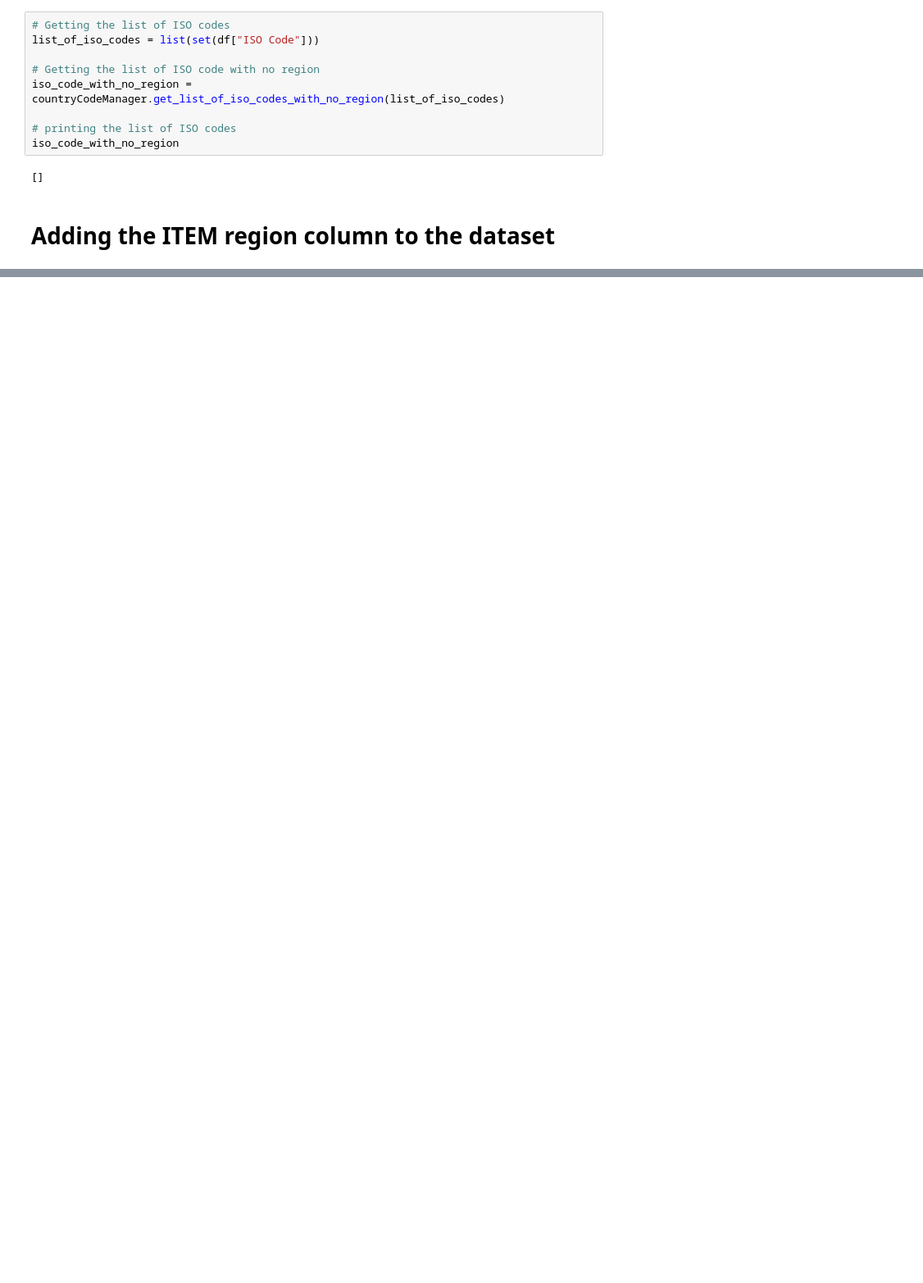
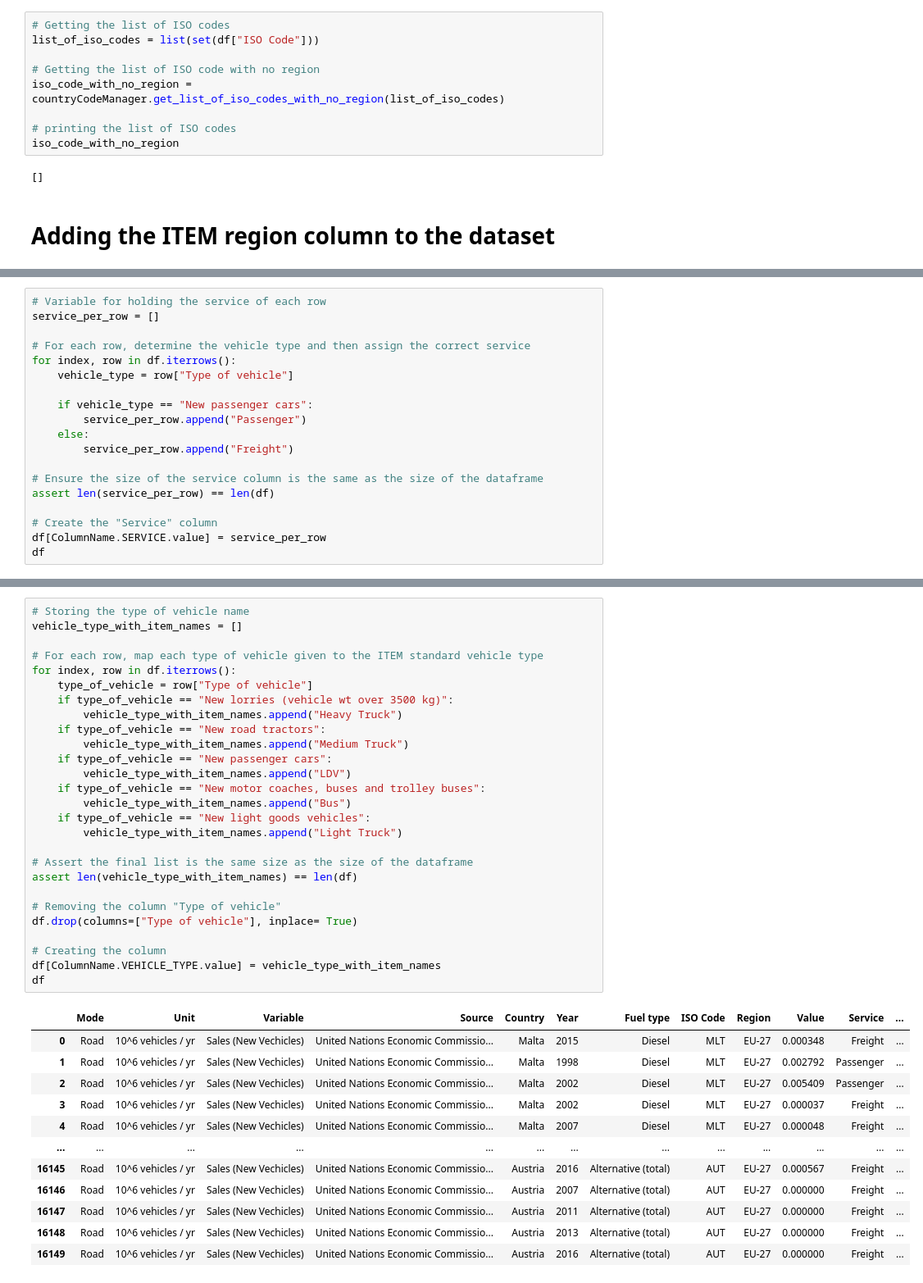
Before and after one commit to transportenergy/database, a Jupyter notebook: item/historical/scripts/T004.ipynb, the cells around one changed output, grey strips where cells are left out. Shown at 82% size. Cells and saved outputs as stored; diff of their text form; blank space fills up the shorter version.

```diff
--- a/item/historical/scripts/T004.ipynb
+++ b/item/historical/scripts/T004.ipynb
@@ -207,0 +284,19 @@ list(set(df["Type of vehicle"]))
+# %%
+# Variable for holding the service of each row
+service_per_row = []
+
+# For each row, determine the vehicle type and then assign the correct service
+for index, row in df.iterrows():
+    vehicle_type = row["Type of vehicle"]
+
+    if vehicle_type == "New passenger cars":
+        service_per_row.append("Passenger")
+    else:
+        service_per_row.append("Freight")
+
+# Ensure the size of the service column is the same as the size of the dataframe
+assert len(service_per_row) == len(df)
+
+# Create the "Service" column
+df[ColumnName.SERVICE.value] = service_per_row
+df
@@ -207,0 +347,40 @@ list(set(df["Type of vehicle"]))
+# %%
+# Storing the type of vehicle name
+vehicle_type_with_item_names = []
+
+# For each row, map each type of vehicle given to the ITEM standard vehicle type
+for index, row in df.iterrows():
+    type_of_vehicle = row["Type of vehicle"]
+    if type_of_vehicle == "New lorries (vehicle wt over 3500 kg)":
+        vehicle_type_with_item_names.append("Heavy Truck")
+    if type_of_vehicle == "New road tractors":
+        vehicle_type_with_item_names.append("Medium Truck")
+    if type_of_vehicle == "New passenger cars":
+        vehicle_type_with_item_names.append("LDV")
+    if type_of_vehicle == "New motor coaches, buses and trolley buses":
+        vehicle_type_with_item_names.append("Bus")
+    if type_of_vehicle == "New light goods vehicles":
+        vehicle_type_with_item_names.append("Light Truck")
+
+# Assert the final list is the same size as the size of the dataframe
+assert len(vehicle_type_with_item_names) == len(df)
+
+# Removing the column "Type of vehicle"
+df.drop(columns=["Type of vehicle"], inplace= True)
+
+# Creating the column
+df[ColumnName.VEHICLE_TYPE.value] = vehicle_type_with_item_names
+df
+# %% [output]
+|  | Mode | Unit | Variable | Source | Country | Year | Fuel type | ISO Code | Region | Value | Service | ... |
+| 0 | Road | 10^6 vehicles / yr | Sales (New Vechicles) | United Nations Economic Commissio... | Malta | 2015 | Diesel | MLT | EU-27 | 0.000348 | Freight | ... |
+| 1 | Road | 10^6 vehicles / yr | Sales (New Vechicles) | United Nations Economic Commissio... | Malta | 1998 | Diesel | MLT | EU-27 | 0.002792 | Passenger | ... |
+| 2 | Road | 10^6 vehicles / yr | Sales (New Vechicles) | United Nations Economic Commissio... | Malta | 2002 | Diesel | MLT | EU-27 | 0.005409 | Passenger | ... |
+| 3 | Road | 10^6 vehicles / yr | Sales (New Vechicles) | United Nations Economic Commissio... | Malta | 2002 | Diesel | MLT | EU-27 | 0.000037 | Freight | ... |
+| 4 | Road | 10^6 vehicles / yr | Sales (New Vechicles) | United Nations Economic Commissio... | Malta | 2007 | Diesel | MLT | EU-27 | 0.000048 | Freight | ... |
+| ... | ... | ... | ... | ... | ... | ... | ... | ... | ... | ... | ... | ... |
+| 16145 | Road | 10^6 vehicles / yr | Sales (New Vechicles) | United Nations Economic Commissio... | Austria | 2016 | Alternative (total) | AUT | EU-27 | 0.000567 | Freight | ... |
+| 16146 | Road | 10^6 vehicles / yr | Sales (New Vechicles) | United Nations Economic Commissio... | Austria | 2007 | Alternative (total) | AUT | EU-27 | 0.000000 | Freight | ... |
+| 16147 | Road | 10^6 vehicles / yr | Sales (New Vechicles) | United Nations Economic Commissio... | Austria | 2011 | Alternative (total) | AUT | EU-27 | 0.000000 | Freight | ... |
+| 16148 | Road | 10^6 vehicles / yr | Sales (New Vechicles) | United Nations Economic Commissio... | Austria | 2013 | Alternative (total) | AUT | EU-27 | 0.000000 | Freight | ... |
+| 16149 | Road | 10^6 vehicles / yr | Sales (New Vechicles) | United Nations Economic Commissio... | Austria | 2016 | Alternative (total) | AUT | EU-27 | 0.000000 | Freight | ... |
```
Also changed, not shown: parts of 23 cells of this notebook, 1 other file.
